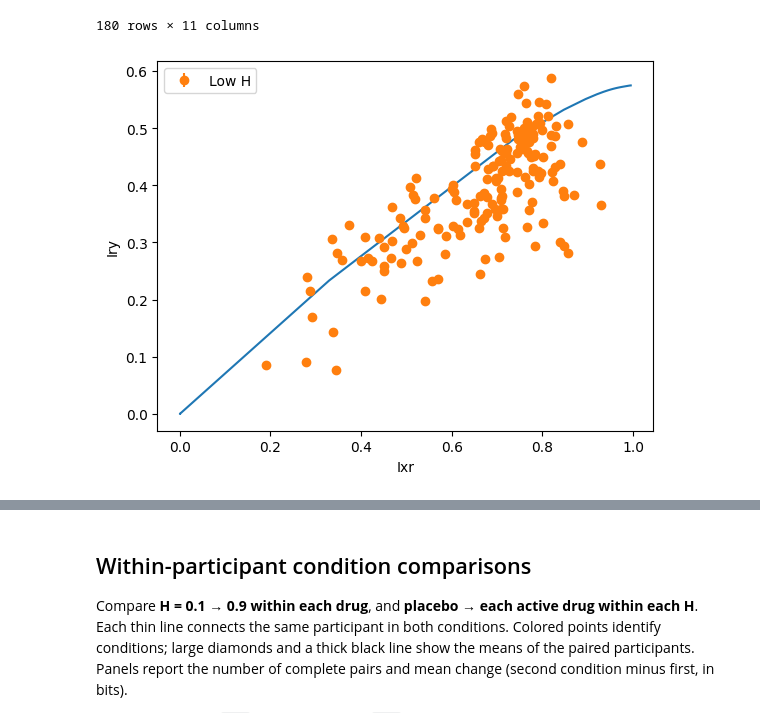
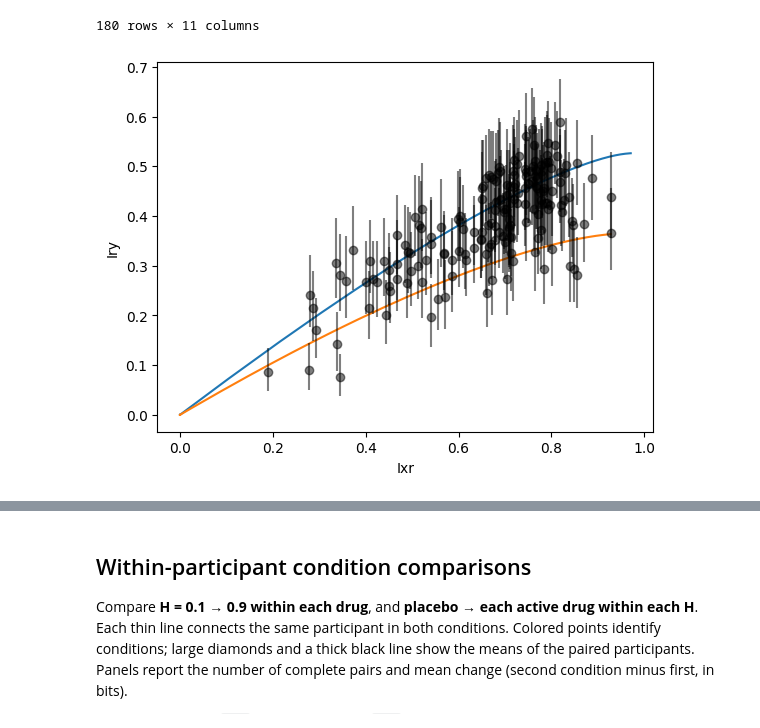
Before and after one commit to jacobaparker/Copy_Murphy2021, a Jupyter notebook: pharma/IB_analysis.ipynb, the cells around one changed output, grey strips where cells are left out. Drawn from its saved outputs; the diff is of its cells as text; code cells hidden in the pictures.

Commit message:
look at other bounds for pharma data

```diff
--- a/pharma/IB_analysis.ipynb
+++ b/pharma/IB_analysis.ipynb
@@ -275,8 +275,8 @@ plt.plot(np.arange(-90, 91, 1), P_sample)
 # %%
 P0 = np.array([[0.5], [0.5]])
 p_YgX_sample = P_source_g_samples(Xlow,mean_neg,mean_pos,std,Hlow,P0,window_size=None)
-N_threads = 15
-IB_bound_low = get_mc_IB_bound(Ylow,p_YgX_sample,N_b=100,max_b=50,iterlimit=100000,beta_array=None,init='random', N_inits=3, betastar_array=None, N_threads=N_threads, seed=209, sort_by_beta=True)
+N_threads = 22
+IB_bound_low = get_mc_IB_bound(Ylow,p_YgX_sample,N_b=200,max_b=10,iterlimit=100000,beta_array=None,init='random', N_inits=3, betastar_array=None, N_threads=N_threads, seed=209, sort_by_beta=True)
 # %%
 plt.plot(IB_bound_low['I_XR'],IB_bound_low['I_RY'])
 # %% [output]
@@ -296,0 +302,7 @@ plt.show()
+# %%
+# 1 back bounds
+p_YgX_sample = P_source_g_samples(Xlow,mean_neg,mean_pos,std,Hlow,P0,window_size=1)
+IB_bound_low1b = get_mc_IB_bound(Ylow,p_YgX_sample,N_b=200,max_b=10,iterlimit=100000,beta_array=None,init='random', N_inits=3, betastar_array=None, N_threads=N_threads, seed=209, sort_by_beta=True)
+
+p_YgX_sample = P_source_g_samples(Xhigh,mean_neg,mean_pos,std,Hhigh,P0,window_size=1)
+IB_bound_high1b = get_mc_IB_bound(Yhigh,p_YgX_sample,N_b=200,max_b=10,iterlimit=100000,beta_array=None,init='random', N_inits=3, betastar_array=None, N_threads=N_threads, seed=209, sort_by_beta=True)
@@ -470,10 +535,10 @@ ibdf
 180 rows × 11 columns
 # %%
 plt.plot(IB_bound_low['I_XR'], IB_bound_low['I_RY'])
-plt.errorbar(ibdf['Ixr'], ibdf['Iry'], yerr=np.array([ibdf['Iry'].to_numpy() - ibdf['Iry_CI_lower'].to_numpy(), ibdf['Iry_CI_upper'].to_numpy() - ibdf['Iry'].to_numpy()]), fmt='o', label='Low H')
+plt.plot(IB_bound_low1b['I_XR'], IB_bound_low1b['I_RY'])
+plt.errorbar(ibdf['Ixr'], ibdf['Iry'], yerr=np.array([ibdf['Iry'].to_numpy() - ibdf['Iry_CI_lower'].to_numpy(), ibdf['Iry_CI_upper'].to_numpy() - ibdf['Iry'].to_numpy()]), fmt='o', c='k', alpha=0.5)
 plt.xlabel('Ixr')
 plt.ylabel('Iry')
-plt.legend()
 plt.show()
 # %% [output]
-[figure, old version]
+[figure, new version]
```
Also changed, not shown: parts of 13 cells of this notebook, 1 other file.
